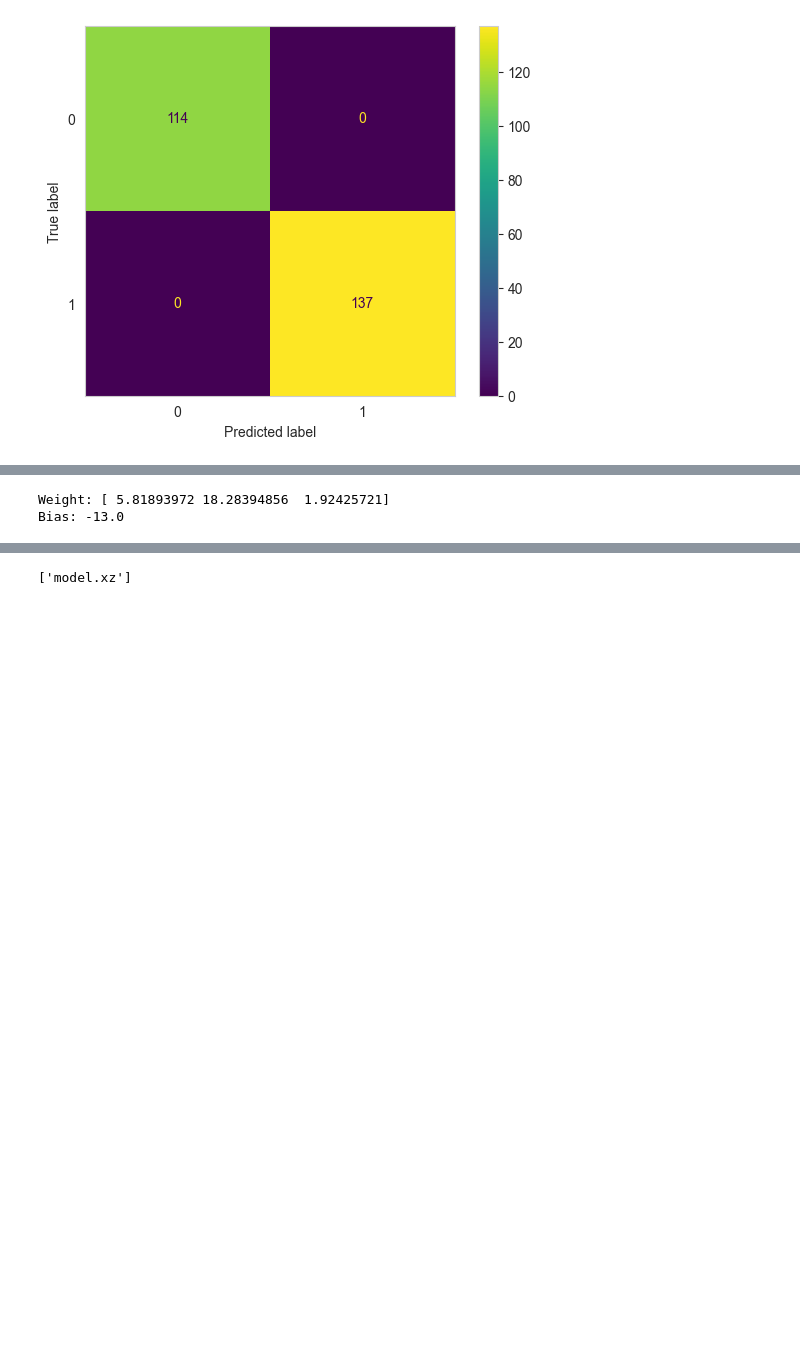
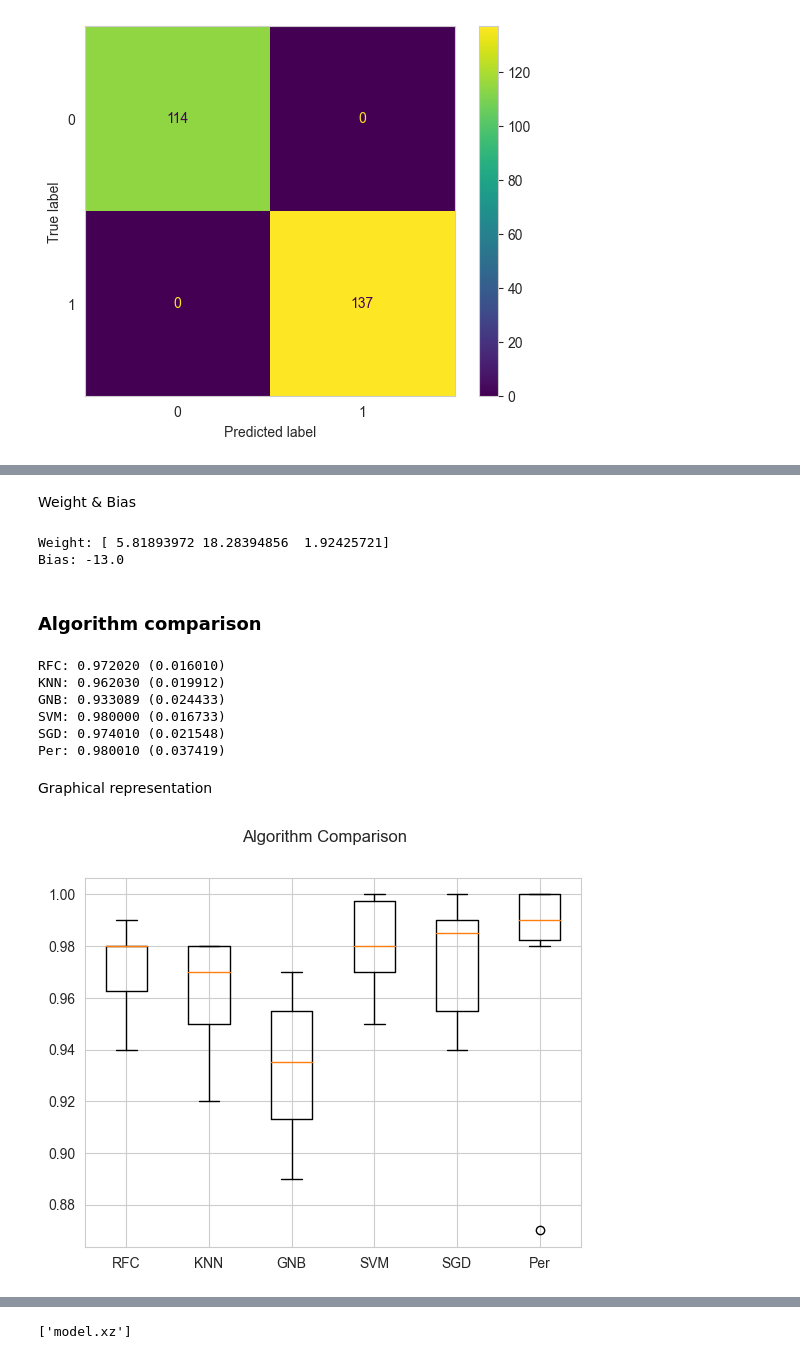
Before and after one commit to KarthikUdyawar/Color-detection, a Jupyter notebook: model/model.ipynb, the cells around one changed output, grey strips where cells are left out. Drawn from its saved outputs; the diff is of its cells as text; code cells hidden in the pictures; blank space fills up the shorter version.

```diff
--- a/model/model.ipynb
+++ b/model/model.ipynb
@@ -379 +413,3 @@ weighted avg       1.00      1.00      1.00       251
+# %% [markdown]
+Weight & Bias
 # %%
@@ -382,3 +417,49 @@ print(f"Bias: {clf.intercept_[0]}")
 # %% [output]
 Weight: [ 5.81893972 18.28394856  1.92425721]
 Bias: -13.0
+# %% [markdown]
+### Algorithm comparison
+# %%
+from sklearn.model_selection import KFold
+
+# prepare configuration for cross validation test harness
+seed = 24
+# prepare models
+models = [
+    ("RFC", RFC),
+    ("KNN", KNN),
+    ("GNB", GNB),
+    ("SVM", SVM),
+    ("SGD", SGD),
+    ("Per", clf),
+]
+# evaluate each model in turn
+results = []
+names = []
+scoring = "accuracy"
+for name, model in models:
+    kfold = KFold(n_splits=10, shuffle=True, random_state=seed)
+    cv_results = cross_val_score(model, X, y, cv=kfold, scoring=scoring)
+    results.append(cv_results)
+    names.append(name)
+    msg = "%s: %f (%f)" % (name, cv_results.mean(), cv_results.std())
+    print(msg)
+# %% [output]
+RFC: 0.972020 (0.016010)
+KNN: 0.962030 (0.019912)
+GNB: 0.933089 (0.024433)
+SVM: 0.980000 (0.016733)
+SGD: 0.974010 (0.021548)
+Per: 0.980010 (0.037419)
+# %% [markdown]
+Graphical representation
+# %%
+# boxplot algorithm comparison
+fig = plt.figure()
+fig.suptitle("Algorithm Comparison")
+ax = fig.add_subplot(111)
+plt.boxplot(results)
+ax.set_xticklabels(names)
+plt.show()
+# %% [output]
+[figure, added]
```
Also changed, not shown: parts of 61 cells of this notebook, 1 other file.
